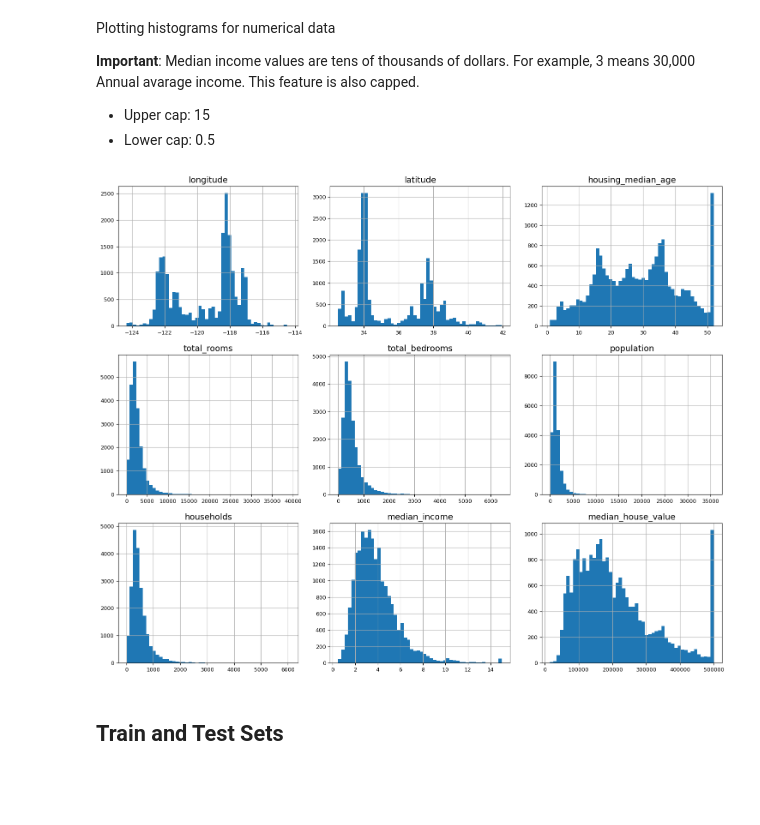
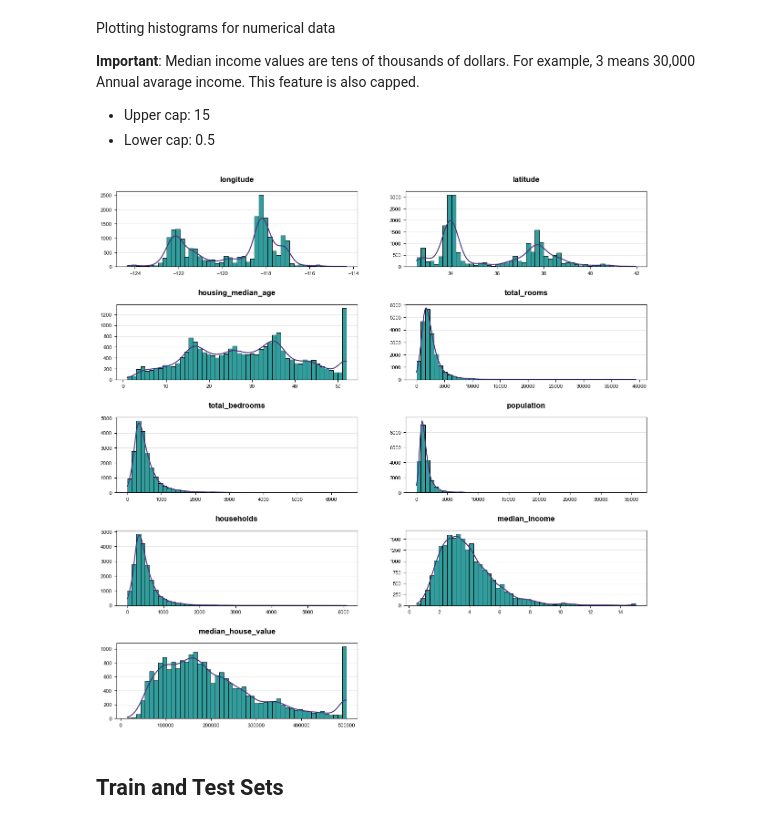
Before and after one commit to Slindex/ML-Projects, a Jupyter notebook: supervised_regression/supervised_regression.ipynb, the cells around one changed output. Drawn from its saved outputs; the diff is of its cells as text; code cells hidden in the pictures; blank space fills up the shorter version.

```diff
--- a/supervised_regression/supervised_regression.ipynb
+++ b/supervised_regression/supervised_regression.ipynb
@@ -122,18 +125,10 @@ Plotting histograms for numerical data
 
 * Upper cap: 15
 * Lower cap: 0.5
-# %%
-plt.rc('font', size=14)
-plt.rc('axes', labelsize=14, titlesize=14)
-plt.rc('legend', fontsize=14)
-plt.rc('xtick', labelsize=9)
-plt.rc('ytick', labelsize=9)
-
-housingDf.hist(bins=50, figsize=(15,12))
-ut.saveGraph('attribute_histogram')
-plt.show()
-# %% [output]
-[figure, removed]
+# %%
+ut.multiHist('attribute_histogram', housingDf)
+# %% [output]
+[figure, added]
 # %% [markdown]
 ## Train and Test Sets
 # %% [markdown]
```
Also changed, not shown: parts of 4 cells of this notebook, 5 other files.
